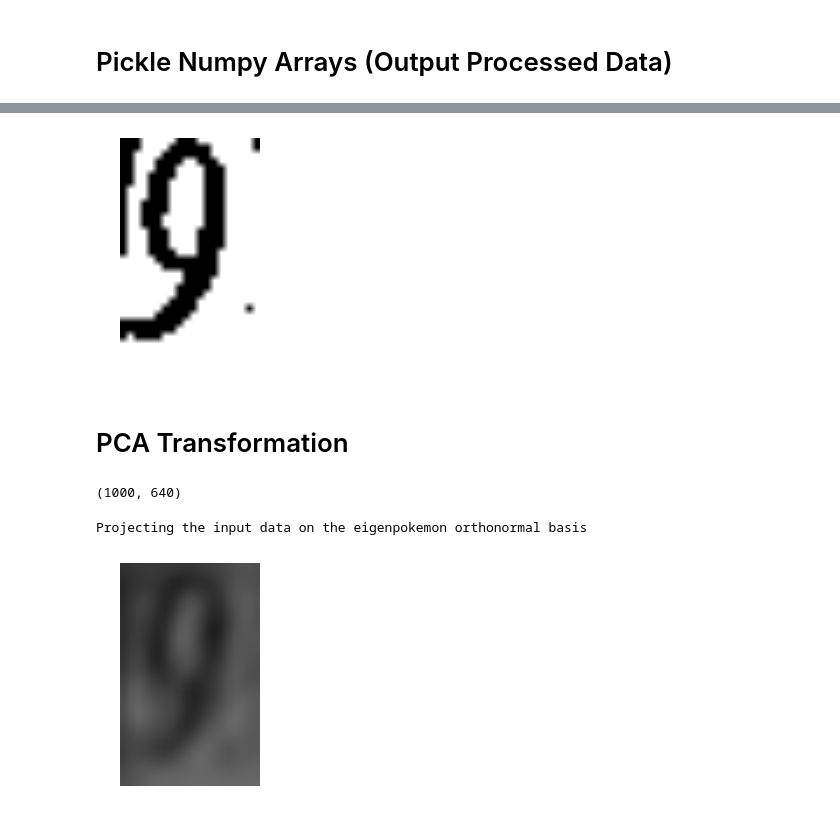
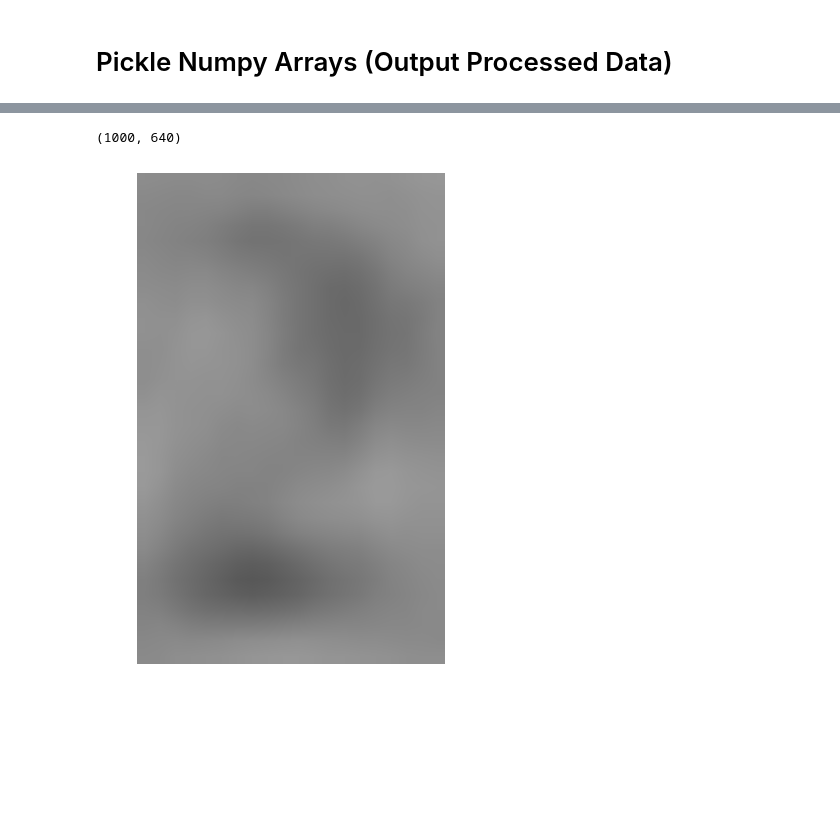
Before and after one commit to bryantbiggs/mcnulty-03, a Jupyter notebook: preprocess.ipynb, the cells around one changed output, grey strips where cells are left out. Saved outputs shown, nothing was run; the diff lists cells and outputs as text; code cells hidden in the pictures; blank space fills up the shorter version.

```diff
--- a/preprocess.ipynb
+++ b/preprocess.ipynb
@@ -136,0 +209,18 @@ def conv_gray_2d_arr(img_arr, col_left, col_right, num_shades):
+# %%
+img_num = 5
+shades = 32
+
+orig_img = train_data[:,:,:,:][img_num]
+orig_img = orig_img[:,6:26]
+scaled_img = img_arr_conv(gray_conv(orig_img, shades), 32, 20)
+
+titles = ['Original', 'Custom Conversion']
+images = [orig_img, scaled_img]
+
+fig.set_size_inches(3, 3)
+for i in range(2):
+    plt.subplot(1,2,i+1),plt.imshow(images[i],'gray')
+    plt.title(titles[i])
+    plt.axis('off')
+    plt.xticks([]),plt.yticks([])
+plt.show()
@@ -159,16 +507,0 @@ pickle_labels(test_labels, output_directory, 'test_labels')
-# %%
-img_num = 5
-shades = 32
-
-orig_img = train_data[:,:,:,:][img_num]
-scaled_img = img_arr_conv(gray_conv(orig_img, shades), 32, 32)
-scaled_img = scaled_img[:,6:26]
-
-fig, (ax0, ax1) = plt.subplots(ncols=2, sharex=True, sharey=True, subplot_kw={'adjustable':'box-forced'})
-ax0.imshow(scaled_img, cmap='Greys_r')
-ax0.set_title('Mine')
-ax0.axis('off')
-ax1.imshow(orig_img)
-ax1.set_title('Normal')
-ax1.axis('off')
-plt.show()
@@ -179,20 +508,3 @@ plt.show()
-# %%
-# retval, thresh = cv2.threshold(a, 4, 255, cv2.THRESH_BINARY)
-a = train_data[:,:,:,:][1]
-grayscaled = cv2.cvtColor(a, cv2.COLOR_BGR2GRAY)
-
-gaus = cv2.adaptiveThreshold(grayscaled, 255, cv2.ADAPTIVE_THRESH_GAUSSIAN_C, cv2.THRESH_BINARY, 15, 1)
-
-# trim to number of focus
-gaus = gaus[:,6:26]
-
-plt.imshow(gaus, cmap='Greys_r')
-plt.axis('off')
-_ = plt.show
-# %% [output]
-[figure, removed]
-# %% [markdown]
-# PCA Transformation
 # %%
 exp = []
 for i in range(1000):
@@ -203,31 +515,23 @@ for i in range(1000):
 
 exp = np.asarray(exp)
 exp = np.ndarray.reshape(exp, (1000,640))
+exp.shape
+# %% [output]
+(1000, 640)
-# %%
-exp.shape
-# %% [output]
-(1000, 640)
 # %%
-from sklearn.decomposition import PCA
-
 # Apply PCA
 h, w = 32, 20
 n_components = 40
 
 pca = PCA(n_components=n_components, whiten=True).fit(exp)
-eigenpokemons = pca.components_.reshape((n_components, h, w))
-
-print("Projecting the input data on the eigenpokemon orthonormal basis")
 train_pca = pca.transform(exp)
-# %% [output]
-Projecting the input data on the eigenpokemon orthonormal basis
 # %%
 from PIL import Image
-reconstruction = pca.inverse_transform(train_pca[1])
+reconstruction = pca.inverse_transform(train_pca[4])
 im = Image.fromarray(reconstruction.reshape(h,w))
 
 plt.imshow(im, cmap='Greys_r')
 plt.axis('off')
 _ = plt.show
 # %% [output]
-[figure, old version]
+[figure, new version]
```
Also changed, not shown: parts of 47 cells of this notebook.
